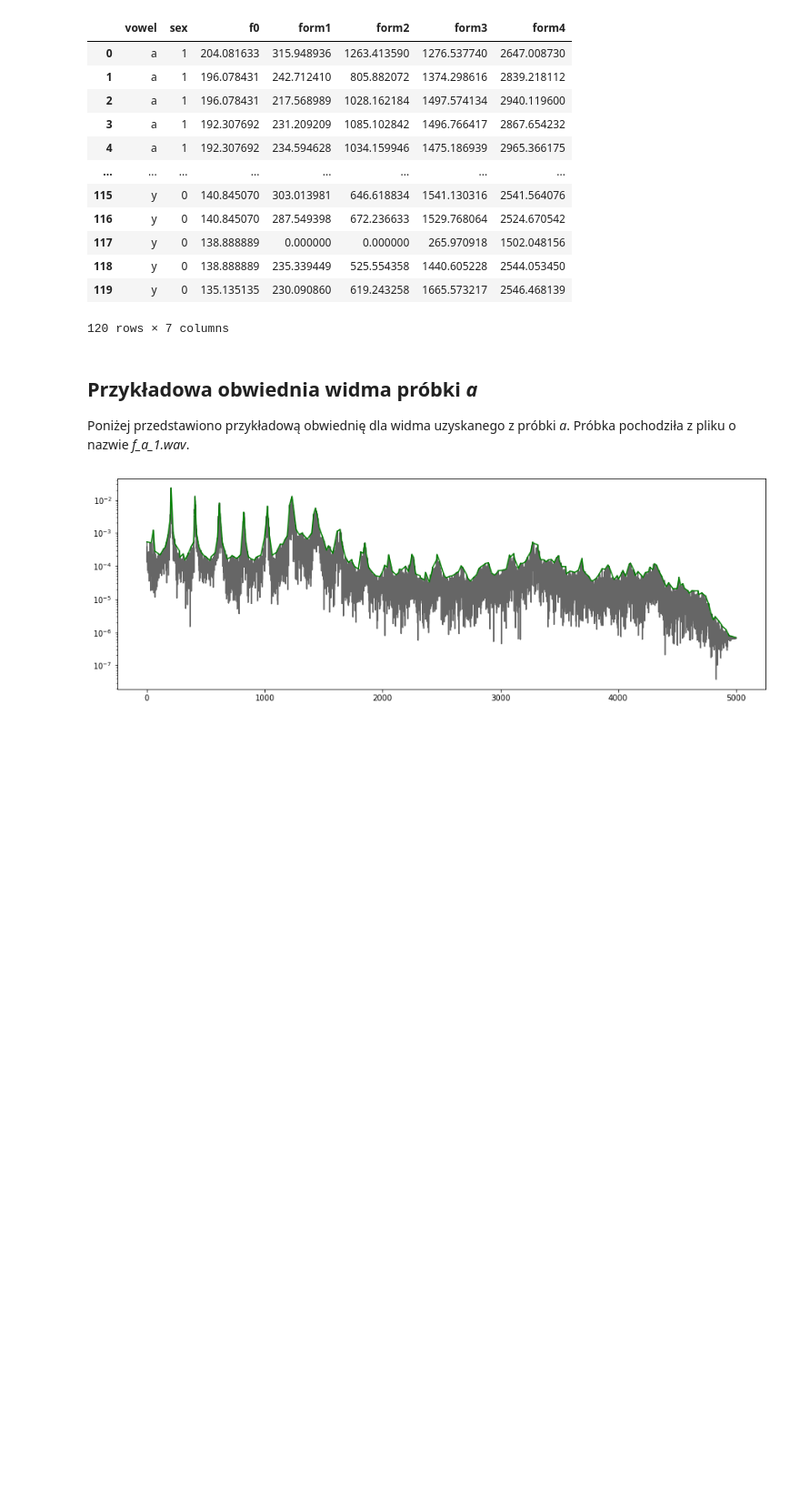
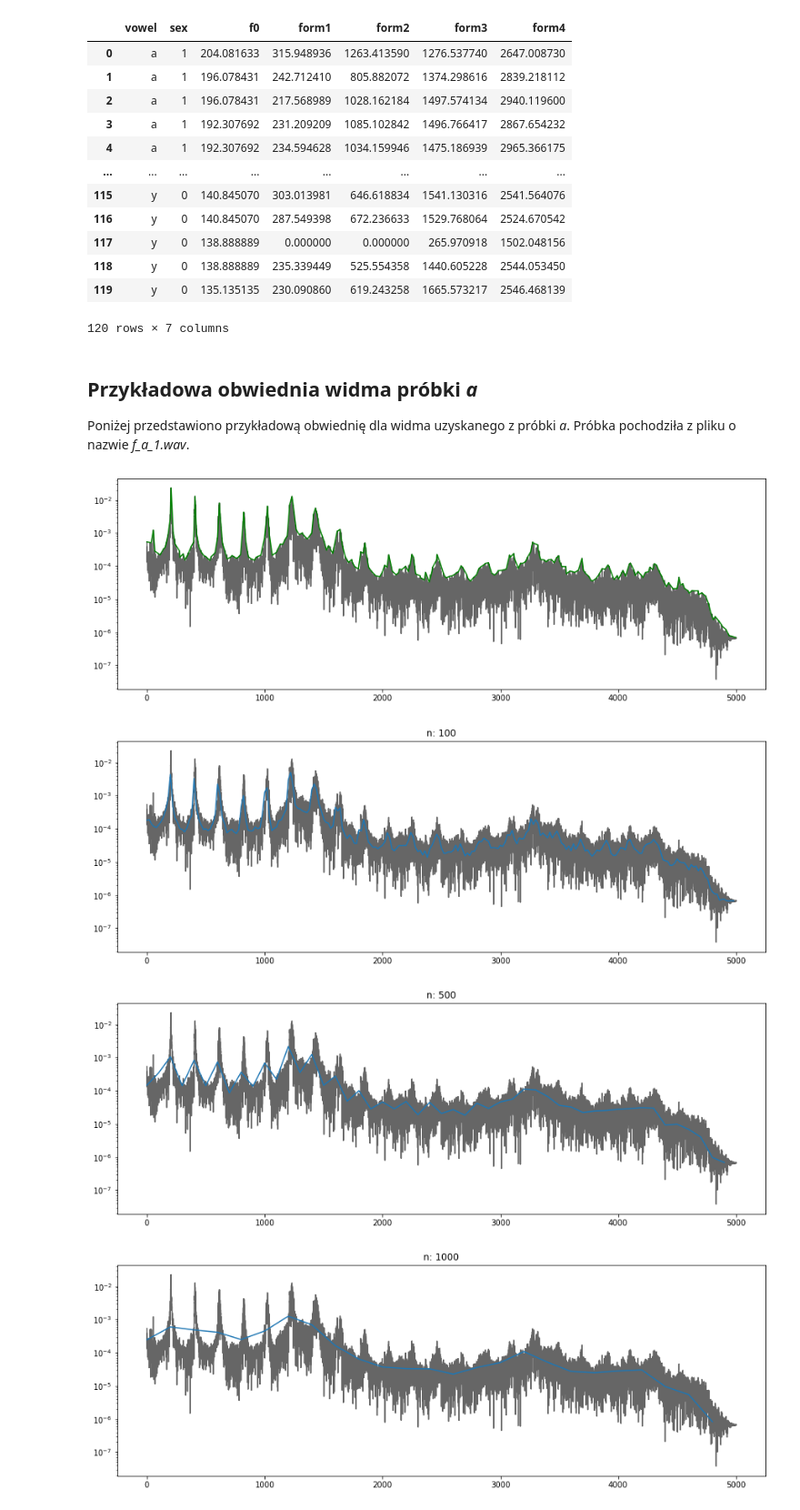
Before and after one commit to kiziebar/Vowel-sounds, a Jupyter notebook: example.ipynb, the cells around one changed output. Shown at 91% size. Cells and saved outputs as stored; diff of their text form; code cells hidden in the pictures; blank space fills up the shorter version.

Commit message:
:sparkles: fft log with envelope mean for some sample added

```diff
--- a/example.ipynb
+++ b/example.ipynb
@@ -39,7 +39,7 @@ singal_r, fs = get_signal('src/vowels_dataset/f_a_1.wav')
 x = np.linspace(0, len(singal_r)*(1/fs), len(singal_r), endpoint=False)
 signal_x = np.fft.fftfreq(len(singal_r), (1/fs))[:len(singal_r)//2]
 sing_fft = get_fft(singal_r)
-ind_max, _, sig_max, _ = get_envelope(sing_fft, 100)
+ind_max, _, sig_max, _, _ = get_envelope(sing_fft, 100)
 # %%
 fig, ax = plt.subplots(figsize=(15, 5))
 ax.plot(signal_x, get_fft(singal_r), alpha=0.6, color='black')
@@ -48,3 +48,18 @@ ax.set_yscale('log')
 plt.show()
 # %% [output]
 [figure]
+# %%
+for n in [100, 500, 1000]:
+    _, _, _, _, sig_mean = get_envelope(sing_fft, n)
+
+    fig, ax = plt.subplots(figsize=(15, 5))
+    x = np.arange(0, len(signal_x), n)
+    ax.plot(signal_x, get_fft(singal_r), alpha=0.6, color='black')
+    ax.plot(signal_x[x], sig_mean)
+    ax.set_yscale('log')
+    plt.title(f'n: {n}')
+    plt.show()
+# %% [output]
+[figure, added]
+[figure, added]
+[figure, added]
```
Also changed, not shown: 1 other file.
